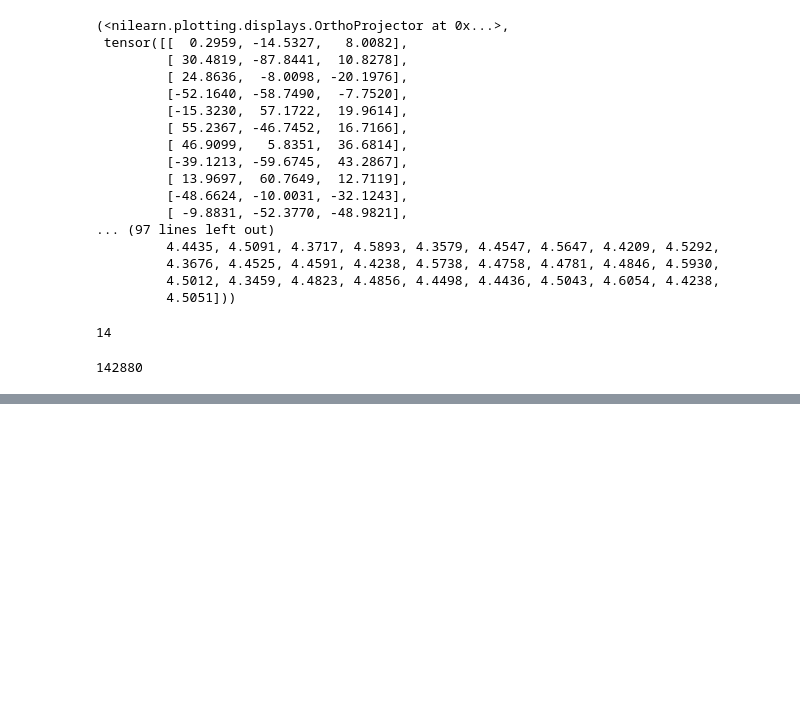
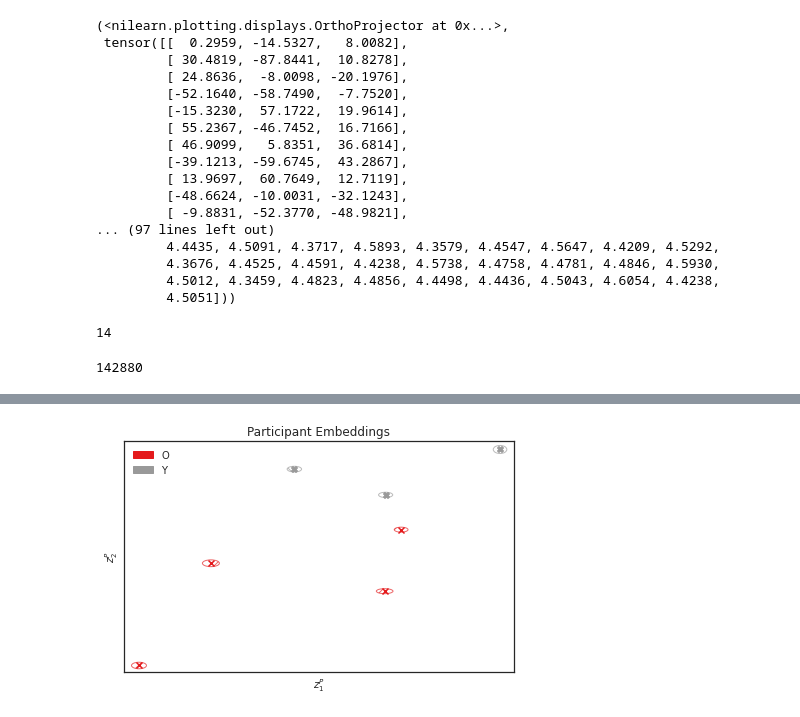
Before and after one commit to zqkhan/ntfa_degeneracy, a Jupyter notebook: notebooks/Spreng_Rest_Visualization.ipynb, the cells around one changed output, grey strips where cells are left out. Drawn from its saved outputs; the diff is of its cells as text; code cells hidden in the pictures; blank space fills up the shorter version.

```diff
--- a/notebooks/Spreng_Rest_Visualization.ipynb
+++ b/notebooks/Spreng_Rest_Visualization.ipynb
@@ -57,0 +84,23 @@ dtfa.scatter_subject_weight_embedding(figsize=None, colormap='Set1',
+# %%
+def subject_labeler(subject):
+    return 'Subject %d' % subject
+
+def subject_blocks(subject_label, subject_labeler=subject_labeler):
+    for b in dtfa._dataset.blocks.items():
+        if subject_labeler(b[1]['subject']) == subject_label:
+            yield b
+
+def subject_weights(subject_label, subject_labeler=subject_labeler):
+    for (b, W) in enumerate(dtfa.variational.hyperparams.state_vardict()['weights__mu']):
+        if subject_labeler(dtfa._dataset.blocks[b]['subject']) == subject_label:
+            yield W
+
+def subject_age_group(subject_label, subject_labeler=subject_labeler):
+    for b in subject_blocks(subject_label, subject_labeler):
+        if b[1]['individual_differences']['agegroup']:
+            yield b[1]['individual_differences']['agegroup']
+
+def subject_agegroup_labeler(subject):
+    subject_group = [group for group in subject_age_group(subject, lambda s: s)]
+    result = np.unique(subject_group)[0]
+    return result
@@ -57,0 +137,5 @@ dtfa.scatter_subject_weight_embedding(figsize=None, colormap='Set1',
+# %%
+dtfa.scatter_subject_weight_embedding(labeler=subject_agegroup_labeler, figsize=None, colormap='Set1',
+                            filename='spreng_subject_embedding_label.pdf')
+# %% [output]
+[figure, added]
```
Also changed, not shown: parts of 16 cells of this notebook, 1 other file.
